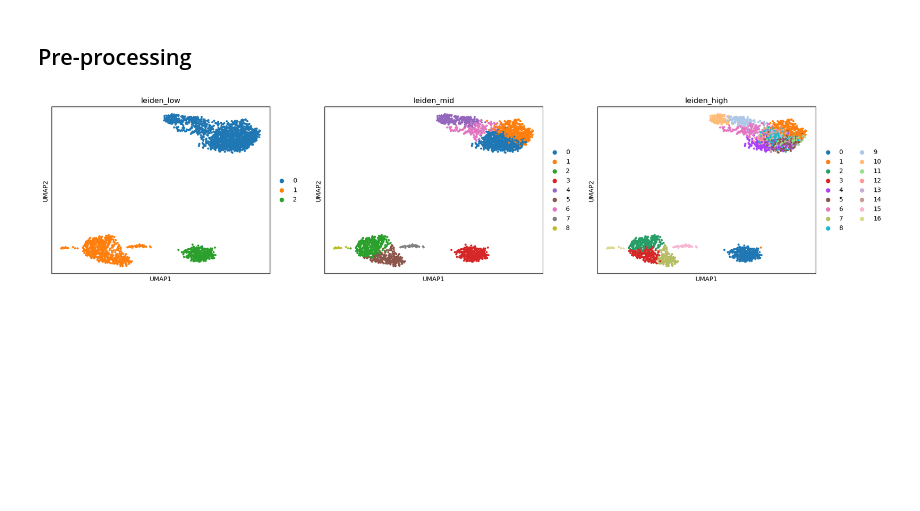
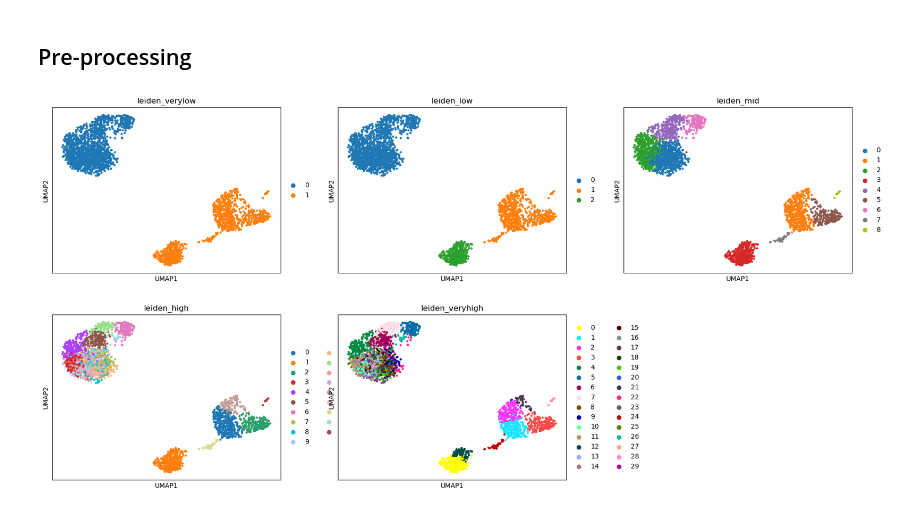
Before and after one commit to okviman/DE-ZILN, a Jupyter notebook: notebooks/scrnaseq_reanalyses/scrnaseq_resolutions.ipynb, the cells around one changed output. Drawn from its saved outputs; the diff is of its cells as text; code cells hidden in the pictures; blank space fills up the shorter version.

Commit message:
Add notebook and script to obtain multi-resolution clustering results

```diff
--- a/notebooks/scrnaseq_reanalyses/scrnaseq_resolutions.ipynb
+++ b/notebooks/scrnaseq_reanalyses/scrnaseq_resolutions.ipynb
@@ -16,38 +41,40 @@ markers = {'Memory CD4 T': ['IL7R', 'CD3D', 'CD3E'], 'Naive CD4 T': ['IL7R', 'CC
 # %%
 import numpy as np
 adata = sc.read_10x_mtx(
     './data/filtered_gene_bc_matrices/hg19/',  # the directory with the `.mtx` file
     var_names='gene_symbols',                  # use gene symbols for the variable names (variables-axis index)
     cache=True)
 
 adata.var_names_make_unique()  # this is unnecessary if using `var_names='gene_ids'` in `sc.read_10x_mtx`
 sc.pp.filter_cells(adata, min_genes=200)
 sc.pp.filter_genes(adata, min_cells=3)
 mito_genes = adata.var_names.str.startswith('MT-')
 # for each cell compute fraction of counts in mito genes vs. all genes
 # the `.A1` is only necessary as X is sparse (to transform to a dense array after summing)
 adata.obs['percent_mito'] = np.sum(
     adata[:, mito_genes].X, axis=1).A1 / np.sum(adata.X, axis=1).A1
 # add the total counts per cell as observations-annotation to adata
 adata.obs['n_counts'] = adata.X.sum(axis=1)
 adata = adata[adata.obs.n_genes < 2500, :]
 adata = adata[adata.obs.percent_mito < 0.05, :]
+adata.layers['counts'] = adata.X.copy()
+adata.raw = adata
+sc.pp.highly_variable_genes(adata, n_top_genes=2000, layer='counts',  flavor='seurat_v3',)
+adata = adata[:, adata.var.highly_variable]
+adata.write_h5ad('data/pbmcs3k_pre.h5ad')
 sc.pp.normalize_total(adata, target_sum=1e4)
 adata_norm = adata.copy()
 sc.pp.log1p(adata)
-adata.raw = adata
-sc.pp.highly_variable_genes(adata, min_mean=0.0125, max_mean=3, min_disp=0.5)
-adata = adata[:, adata.var.highly_variable]
 sc.pp.scale(adata, max_value=10)
 sc.tl.pca(adata, svd_solver='arpack')
 sc.pp.neighbors(adata, n_neighbors=10, n_pcs=40)
 sc.tl.umap(adata)
-sc.tl.leiden(adata, key_added='leiden_low', resolution=.1)
-sc.tl.leiden(adata, key_added='leiden_mid', resolution=1.2)
-sc.tl.leiden(adata, key_added='leiden_high', resolution=2.)
-sc.pl.umap(adata, color=['leiden_low', 'leiden_mid', 'leiden_high'])
-adata_norm.obs['leiden_low'] = adata.obs['leiden_low']
-adata_norm.obs['leiden_mid'] = adata.obs['leiden_mid']
-adata_norm.obs['leiden_high'] = adata.obs['leiden_high']
+
+# Create leiden clusters for each resolution
+for resolution_value, key_name in leiden_resolutions:
+    sc.tl.leiden(adata, key_added=key_name, resolution=resolution_value)
+
+# Plot UMAP with all leiden resolutions
+sc.pl.umap(adata, color=resolution_keys, ncols=3)
 # %% [output]
-[figure, old version]
+[figure, new version]
```
Also changed, not shown: parts of 14 cells of this notebook, 2 other files.
